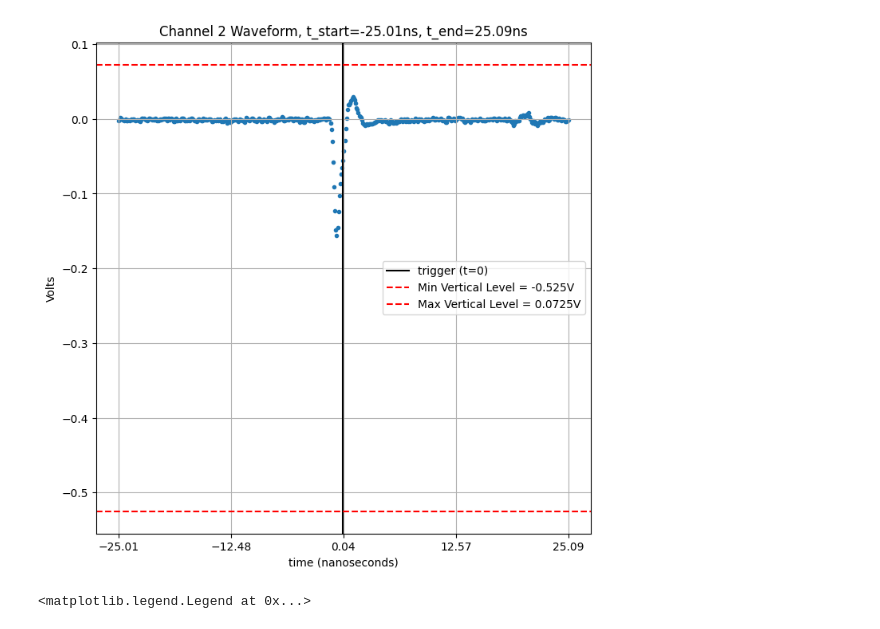
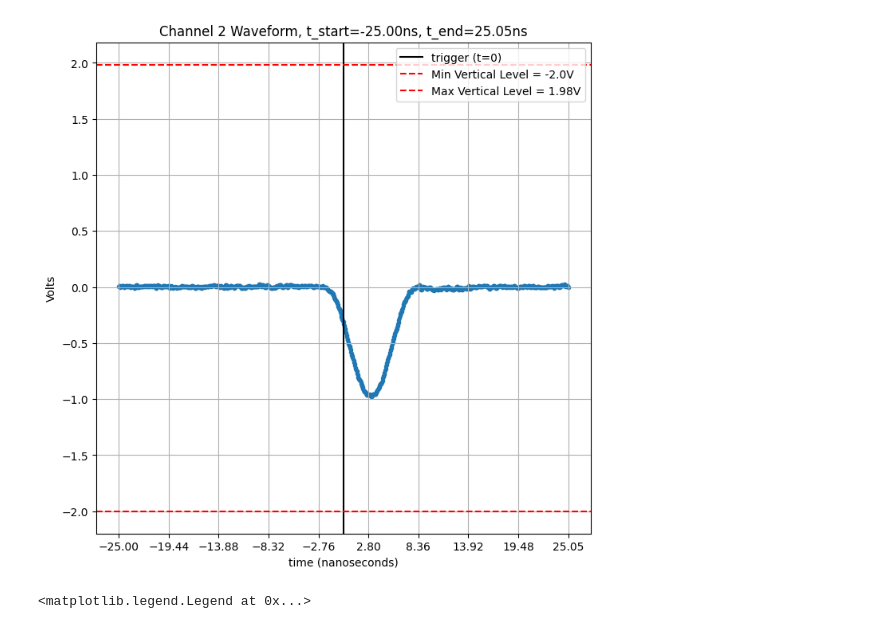
Before and after one commit to leonardolanteri/ETL_TestingDAQ, a Jupyter notebook: notebooks/osc_trc_qa_prototyping.ipynb, the cells around one changed output. Saved outputs shown, nothing was run; the diff lists cells and outputs as text; code cells hidden in the pictures.

```diff
--- a/notebooks/osc_trc_qa_prototyping.ipynb
+++ b/notebooks/osc_trc_qa_prototyping.ipynb
@@ -10,13 +10,13 @@ import uproot
 # %%
 # sudo mount -t cifs //192.168.0.6/Waveforms /home/etl/Test_Stand/daq/LecroyMount -o user=mothra,uid=etl,gid=etl,vers=2.0
 reload(lecroy)
-run = 2800
-trace_file = lambda chnl, run: Path(f'/media/etl/ETL_DESY_Backup/Desy_Mar24/LecroyRaw/C{chnl}--Trace{run}.trc')
+run = 42069
+trace_file = lambda chnl, run: Path(f'/home/etl/Test_Stand/daq/LecroyMount/C{chnl}--Trace{run}.trc')
 pulse = lecroy.LecroyReader(trace_file(chnl=2,run=run))
 event = 5
 pulse.plot_event(event)
 # %% [output]
-[figure, old version]
+[figure, new version]
 # %%
 import sys
 sys.path.append("/home/etl/Test_Stand/tbanalysis/utils")
```
Also changed, not shown: 1 other file.
